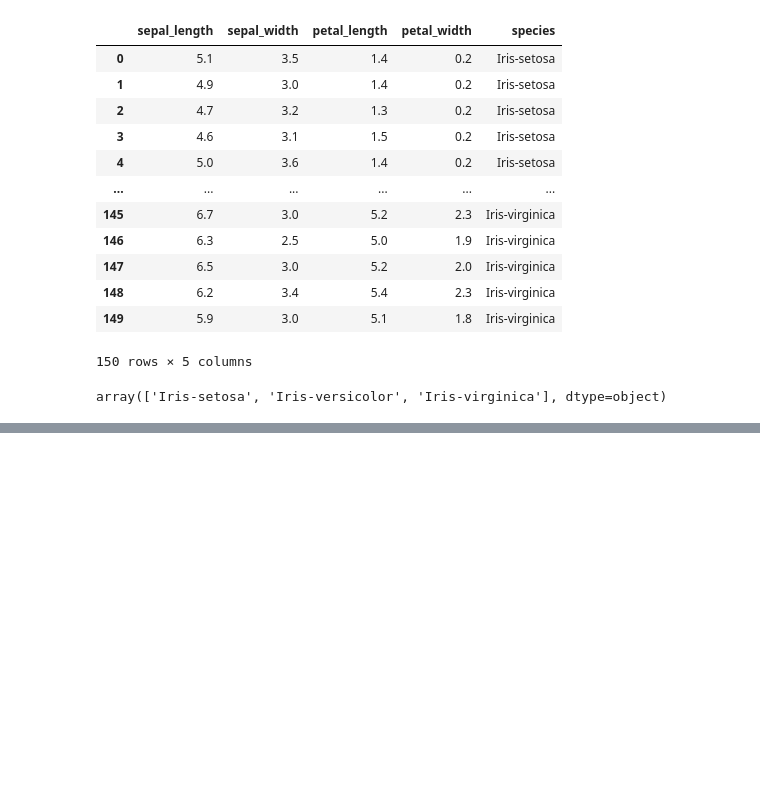
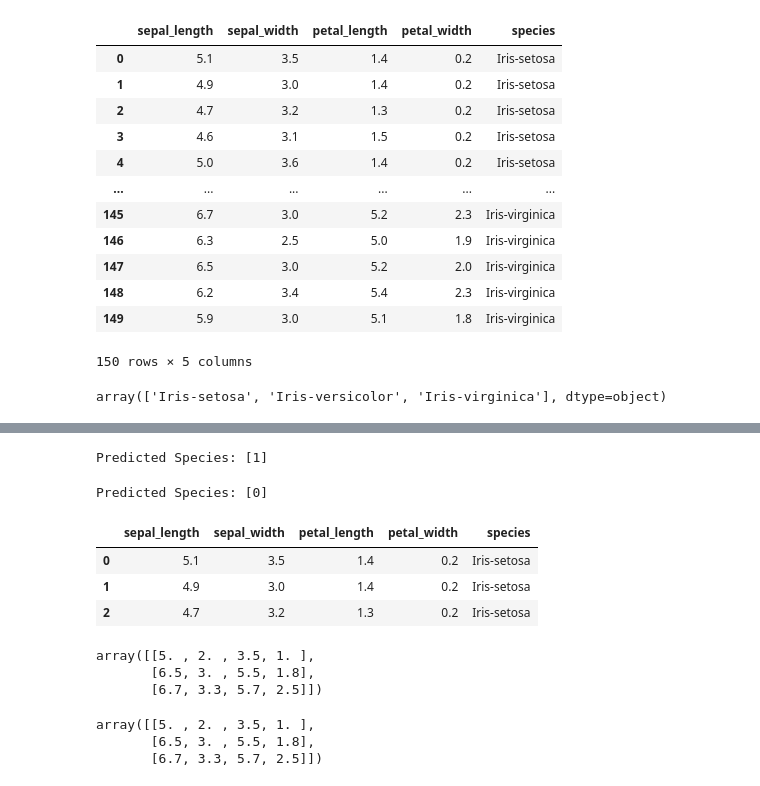
Before and after one commit to Aaratiii/Iris_Flower_Classification, a Jupyter notebook: iris_flower_prediction.ipynb, the cells around one changed output, grey strips where cells are left out. Saved outputs shown, nothing was run; the diff lists cells and outputs as text; code cells hidden in the pictures; blank space fills up the shorter version.

```diff
--- a/iris_flower_prediction.ipynb
+++ b/iris_flower_prediction.ipynb
@@ -458,0 +463,4 @@ graphviz.Source(vis_data)
+# %%
+print("Predicted Species:", x_DT_prediction)
+# %% [output]
+Predicted Species: [1]
@@ -458,0 +473,17 @@ graphviz.Source(vis_data)
+# %%
+print("Predicted Species:", x_DT_prediction)
+# %% [output]
+Predicted Species: [0]
+# %%
+iris.head(3)
+# %% [output]
+|  | sepal_length | sepal_width | petal_length | petal_width | species |
+| 0 | 5.1 | 3.5 | 1.4 | 0.2 | Iris-setosa |
+| 1 | 4.9 | 3.0 | 1.4 | 0.2 | Iris-setosa |
+| 2 | 4.7 | 3.2 | 1.3 | 0.2 | Iris-setosa |
+# %%
+x_train [0:3,:]
+# %% [output]
+array([[5. , 2. , 3.5, 1. ],
+       [6.5, 3. , 5.5, 1.8],
+       [6.7, 3.3, 5.7, 2.5]])
@@ -458,0 +503,6 @@ graphviz.Source(vis_data)
+# %%
+x_train [0:3,:]
+# %% [output]
+array([[5. , 2. , 3.5, 1. ],
+       [6.5, 3. , 5.5, 1.8],
+       [6.7, 3.3, 5.7, 2.5]])
```
Also changed, not shown: parts of 20 cells of this notebook.
